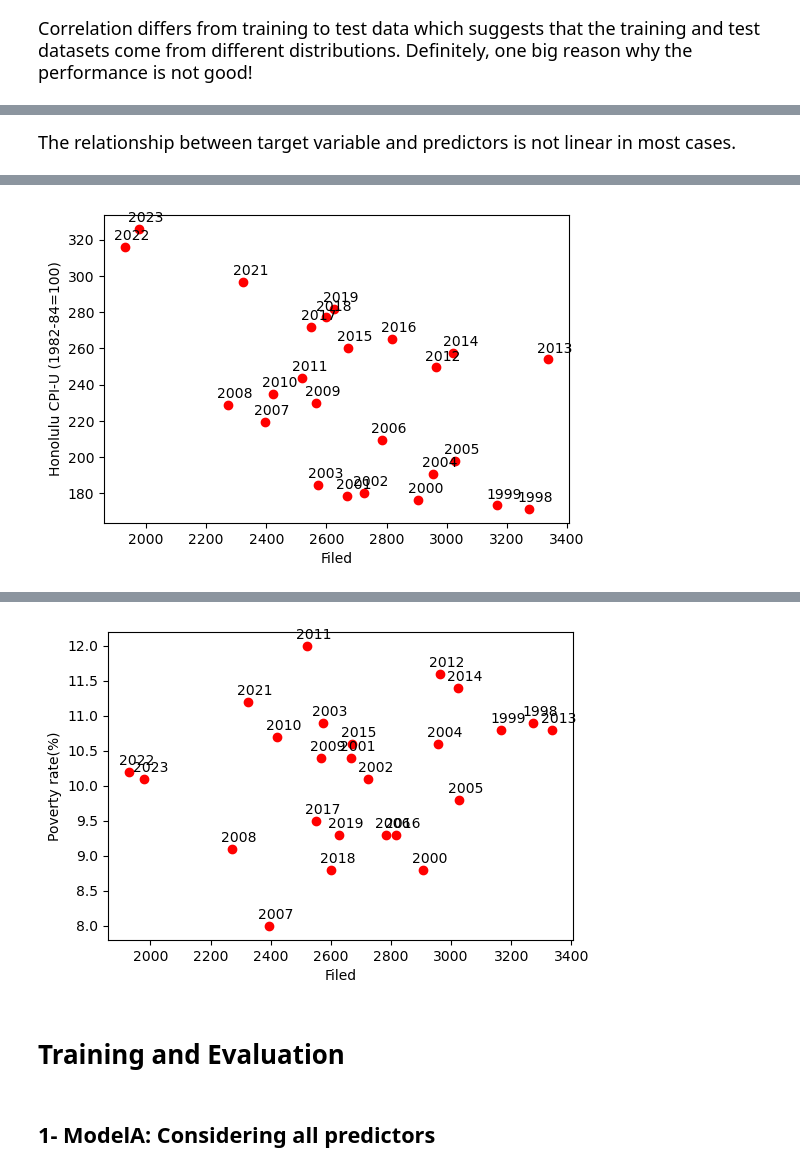
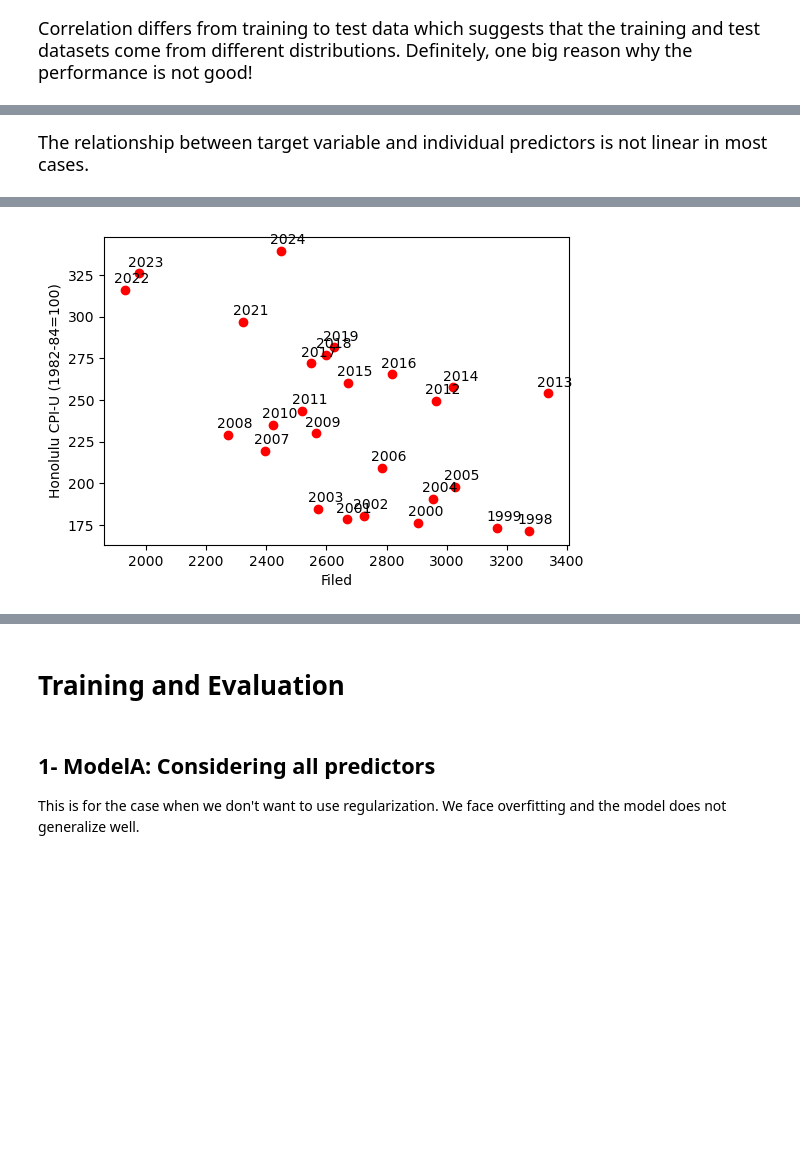
Before and after one commit to Hawaii-State-Judiciary/caseload_forecasting, a Jupyter notebook: Linear_Regression/regression_analysis.ipynb, the cells around one changed output, grey strips where cells are left out. Saved outputs shown, nothing was run; the diff lists cells and outputs as text; code cells hidden in the pictures; blank space fills up the shorter version.

```diff
--- a/Linear_Regression/regression_analysis.ipynb
+++ b/Linear_Regression/regression_analysis.ipynb
@@ -16,6 +19,6 @@ path_data = 'https://raw.githubusercontent.com/adamcohen3/caseload_forecasting/r
 # %%
 # Read the Excel file directly from the URL
-df_caseload = pd.read_csv(path_data + 'data_forecast_cases.csv')
+df_caseload = pd.read_csv(path_data + 'court_historical_data.csv')
 df_pred = pd.read_csv(path_data + 'SocioEconomic_data.csv')
 df_caseload.head()
 # %% [output]
@@ -237,3 +260,6 @@ X = (df_pred[(df_pred['Year'] >= 1998) & (df_pred['Year'] <= 2023)]).reset_index
+# %%
+# filter predictors data to cover the range we have data for
+X = df_pred[(df_pred['Year'] >= 1998) & (df_pred['Year'] <= 2027)].reset_index(drop=True)
 # %%
 # caseload trend over years
 plt.figure(figsize=(6, 4))
@@ -260,18 +287,29 @@ for col in X.drop(columns=['Year']).columns:
 # %%
 # drop year 2020 data from target and predictors
-X = X[X['Year'] != 2020]
-y = y[y['Year'] != 2020]
-#X = X[(X['Year'] != 2021) & (X['Year'] != 2020)]
-#y = y[(y['Year'] != 2021) & (y['Year'] != 2020)]
+X = X[X['Year'] != 2020].reset_index(drop=True)
+y = y[y['Year'] != 2020].reset_index(drop=True)
+#X = X[(X['Year'] != 2017) & (X['Year'] != 2020)].reset_index(drop=True)
+#y = y[(y['Year'] != 2017) & (y['Year'] != 2020)].reset_index(drop=True)
 # %%
-# split into training and test. we keep last three years for test
-start_year = 1998 # first year for training data
-end_year = 2018 # last year for training data
-
-X_train = X[(X['Year'] <= end_year) & (X['Year'] >= start_year)].drop(columns=['Year']).reset_index(drop=True)
-X_test = X[X['Year'] > end_year].drop(columns=['Year']).reset_index(drop=True)
-y_train = y[(y['Year'] <= end_year) & (y['Year'] >= start_year)].drop(columns=['Year']).reset_index(drop=True)
-y_test = y[y['Year'] > end_year].drop(columns=['Year']).reset_index(drop=True)
+# split into training and test.
+beg_train = 1998 # first year for training data
+end_train = 2018 # last year for training data
+end_val = 2024 # last year for validation data
+end_test = 2027 # last year for test data
+# better to split the data randomly instead of keeping last few years for validation. The reason is that the trend in the last few years does not follow the previous years in terms of covariance between predictors
+random = True
+if random:
+    X_ =  X[(X['Year'] <= end_val) & (X['Year'] >= beg_train)].drop(columns=['Year']).reset_index(drop=True)
+    X_train, X_val, y_train, y_val = train_test_split(X_, y, test_size=0.2, random_state=42)
+    y_train = y_train.drop(columns=['Year']).reset_index(drop=True)
+    y_val = y_val.drop(columns=['Year']).reset_index(drop=True)
+    X_test = X[(X['Year'] <= end_test) & (X['Year'] > end_val)].drop(columns=['Year']).reset_index(drop=True)
+else:
+    X_train = X[(X['Year'] <= end_train) & (X['Year'] >= beg_train)].drop(columns=['Year']).reset_index(drop=True)
+    X_val = X[(X['Year'] <= end_val) & (X['Year'] > end_train)].drop(columns=['Year']).reset_index(drop=True)
+    X_test = X[(X['Year'] <= end_test) & (X['Year'] > end_val)].drop(columns=['Year']).reset_index(drop=True)
+    y_train = y[(y['Year'] <= end_train) & (y['Year'] >= beg_train)].drop(columns=['Year']).reset_index(drop=True)
+    y_val = y[(y['Year'] <= end_val) & (y['Year'] > end_train)].drop(columns=['Year']).reset_index(drop=True)
 # %% [markdown]
 <font size="4">Correlation differs from training to test data which suggests that the training and test datasets come from different distributions.
 Definitely, one big reason why the performance is not good!</font>
@@ -299,13 +348,14 @@ plt.show()
 # %% [markdown]
-<font size="4">The relationship between target variable and predictors is not linear in most cases.</font>
+<font size="4">The relationship between target variable and individual predictors is not linear in most cases.</font>
 # %%
 # caseload vs. different predictors
+X_temp = X[X['Year'] <= 2024]
 for col in X_train.columns:
     plt.figure(figsize=(6, 4))
-    plt.scatter(y.iloc[:,1], X[col], marker='o', color='red')
+    plt.scatter(y.iloc[:,1], X_temp[col], marker='o', color='red')
     # Add labels to each point
     for i, label in enumerate(y.iloc[:, 0]):
-        plt.annotate(label, (y.iloc[i, 1], X[col].iloc[i]), textcoords="offset points", xytext=(5,5), ha='center')
+        plt.annotate(label, (y.iloc[i, 1], X_temp[col].iloc[i]), textcoords="offset points", xytext=(5,5), ha='center')
     plt.xlabel(y.columns[1])
     plt.ylabel(col)
     plt.show()
@@ -315 +365 @@ for col in X_train.columns:
-[figure, old version]
+[figure, new version]
@@ -317,4 +367,3 @@ for col in X_train.columns:
-[figure, removed]
 # %%
 # standardize data to bring them into same scale
 scaler = StandardScaler()
@@ -325,6 +375,7 @@ X_test_scaled = scaler.transform(X_test)
 # Training and Evaluation
 # %% [markdown]
 ## 1- ModelA: Considering all predictors
+This is for the case when we don't want to use regularization. We face overfitting and the model does not generalize well.
 # %%
 modelA = LinearRegression()
 modelA.fit(X_train_scaled, y_train)
```
Also changed, not shown: parts of 33 cells of this notebook.
